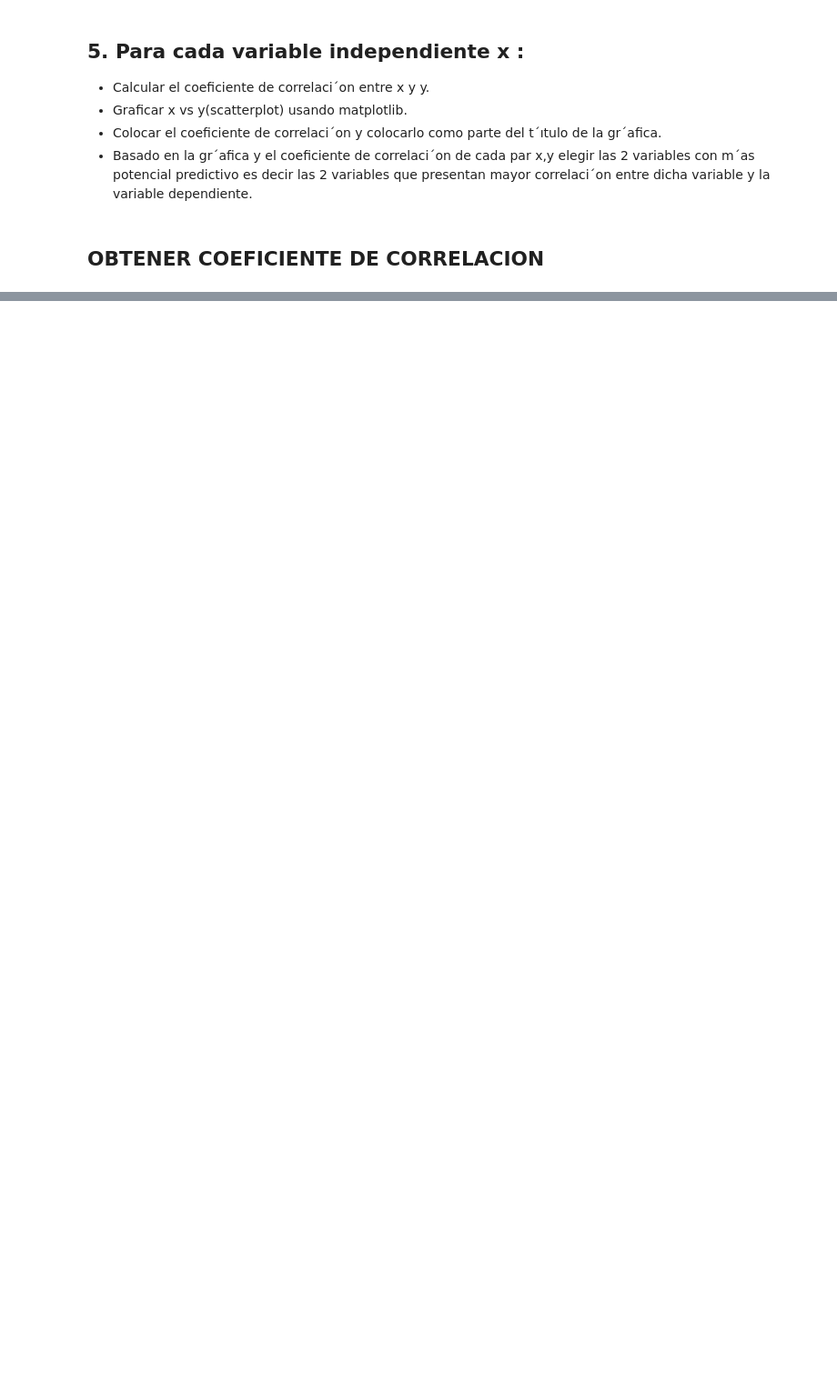
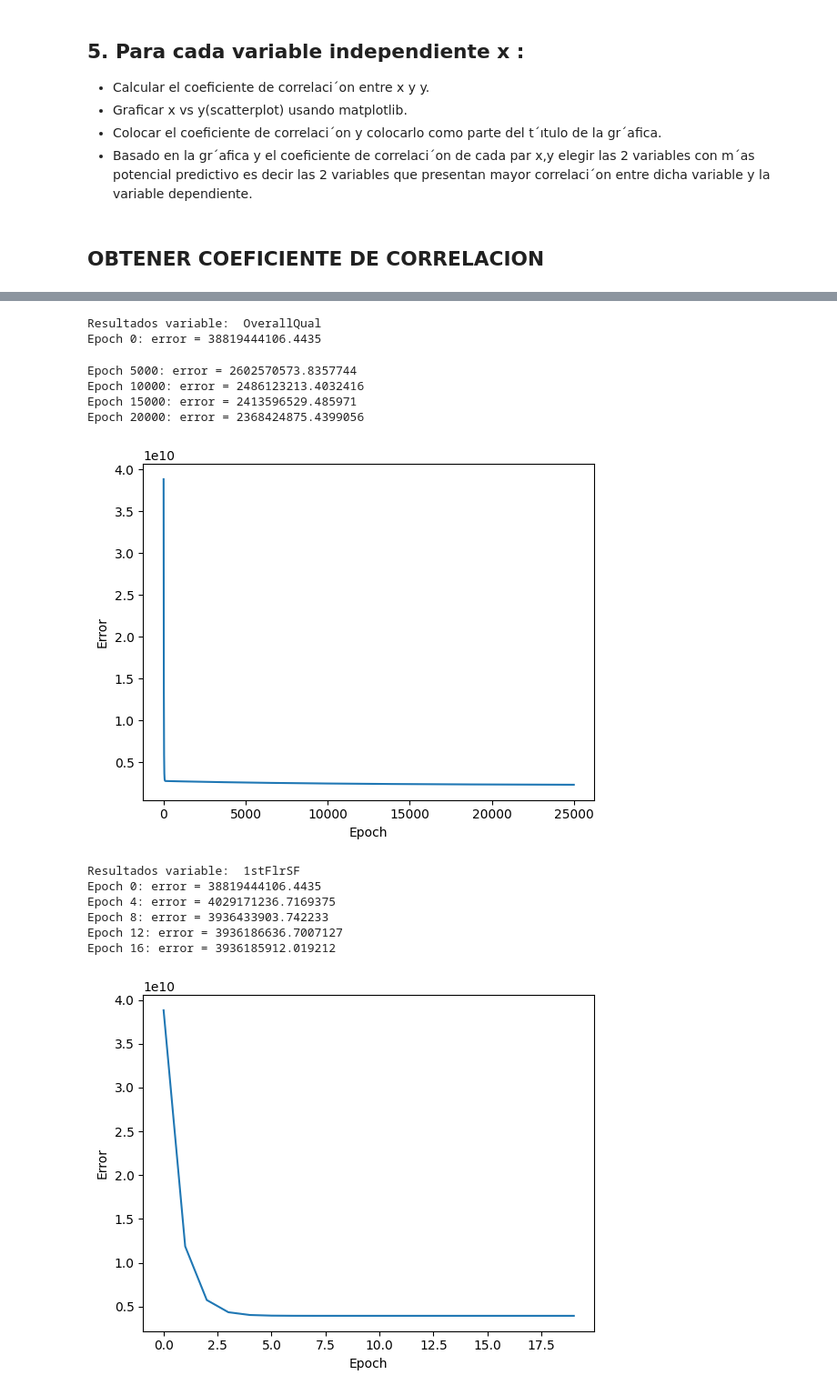
Before and after one commit to brandonfuentes97/proyecto_final_regresion, a Jupyter notebook: proyecto_regresion_cd.ipynb, the cells around one changed output, grey strips where cells are left out. Shown: that part at 91% size. Drawn from its saved outputs; the diff is of its cells as text; code cells hidden in the pictures; blank space fills up the shorter version.

```diff
--- a/proyecto_regresion_cd.ipynb
+++ b/proyecto_regresion_cd.ipynb
@@ -171,5 +156,11 @@ Name: OverallQual, Length: 1168, dtype: float64
+# %%
+var_predictivo1 = 'OverallQual'
+var_predictivo2 = '1stFlrSF'
 # %%
+import matplotlib.pyplot as plt
+
 def train_linear_regression(x, y, epochs, print_error_each, alpha):
+
     # Crear matriz de características X
     X = np.vstack([x, np.ones(len(x))]).T
 
@@ -179,13 +170,16 @@ def train_linear_regression(x, y, epochs, print_error_each, alpha):
     # Inicializar vector de errores
     errors = np.zeros(epochs)
 
+    # Estructura de datos
+    estructura_datos = {}
+
     # Entrenar modelo por el número de epochs especificado
     for epoch in range(epochs):
         # Calcular predicción
         y_pred = np.dot(X, beta)
 
         # Calcular error
-        error = np.mean((y_pred - y)**2)
+        error = np.nanmean((y_pred - y)**2)
 
         # Almacenar error
         errors[epoch] = error
@@ -195,24 +189,18 @@ def train_linear_regression(x, y, epochs, print_error_each, alpha):
             print(f"Epoch {epoch}: error = {error}")
 
         # Calcular gradientes
-        grad = np.mean((y_pred - y)[:, np.newaxis] * X, axis=0)
+        gradiente = np.mean((y_pred - y)[:, np.newaxis] * X, axis=0)
 
         # Actualizar parámetros
-        beta -= alpha * grad
+        #beta -= alpha * gradiente
+        beta = beta - (alpha*gradiente)
 
-    return beta, errors
+        estructura_datos[epoch] = {'y_pred': y_pred, 'gradiente': gradiente, 'beta': beta}
 
-# Entrenar modelo con los datos de ejemplo
-beta, errors = train_linear_regression(df_t['OverallQual'], df_t['SalePrice'], epochs=1000, print_error_each=10, alpha=0.01)
+    return errors, estructura_datos
 
-# Imprimir parámetros del modelo
-print("Parámetros del modelo:")
-print(f"beta0 = {beta[1]:.2f}")
-print(f"beta1 = {beta[0]:.2f}")
-
-# Graficar errores
-import matplotlib.pyplot as plt
-plt.plot(range(len(errors)), errors)
-plt.xlabel("Epoch")
-plt.ylabel("Error")
-plt.show()
+def graficar_errores(errors):
+    plt.plot(range(len(errors)), errors)
+    plt.xlabel("Epoch")
+    plt.ylabel("Error")
+    plt.show()
@@ -254,0 +207,23 @@ beta1 = 35581.21
+# %%
+print("Resultados variable: ", var_predictivo1)
+resultado1 = train_linear_regression(df_train[var_predictivo1], df_train['SalePrice'], epochs=25000, print_error_each=5000, alpha=0.001)
+graficar_errores(resultado1[0])
+
+print("Resultados variable: ", var_predictivo2)
+resultado2 = train_linear_regression(df_train[var_predictivo2], df_train['SalePrice'], epochs=20, print_error_each=4, alpha=0.000001)
+graficar_errores(resultado2[0])
+# %% [output]
+Resultados variable:  OverallQual
+Epoch 0: error = 38819444106.4435
+Epoch 5000: error = 2602570573.8357744
+Epoch 10000: error = 2486123213.4032416
+Epoch 15000: error = 2413596529.485971
+Epoch 20000: error = 2368424875.4399056
+[figure, added]
+Resultados variable:  1stFlrSF
+Epoch 0: error = 38819444106.4435
+Epoch 4: error = 4029171236.7169375
+Epoch 8: error = 3936433903.742233
+Epoch 12: error = 3936186636.7007127
+Epoch 16: error = 3936185912.019212
+[figure, added]
```
Also changed, not shown: parts of 19 cells of this notebook.
